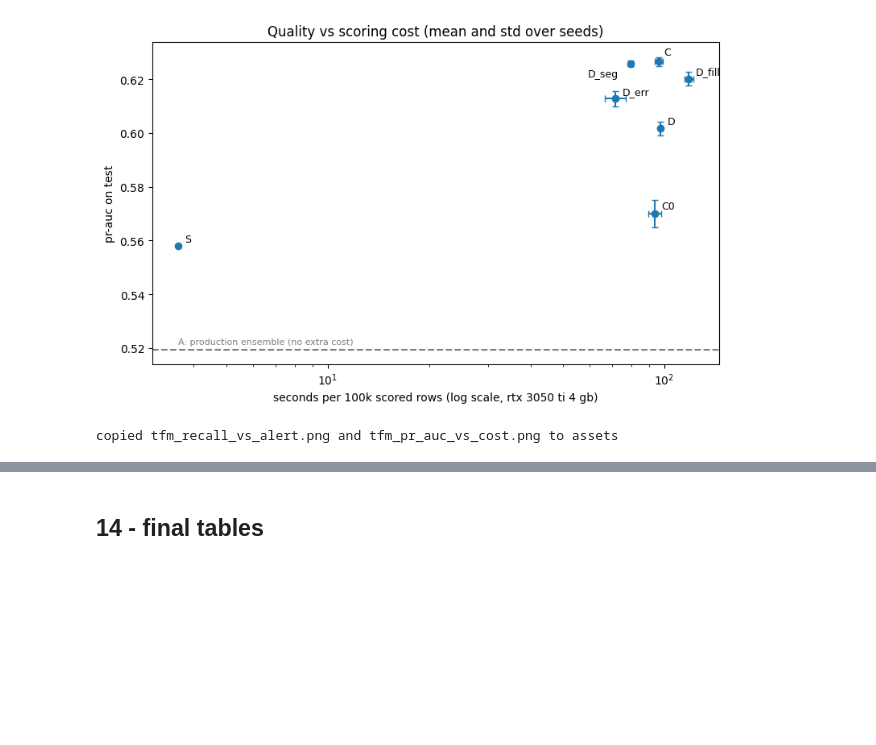
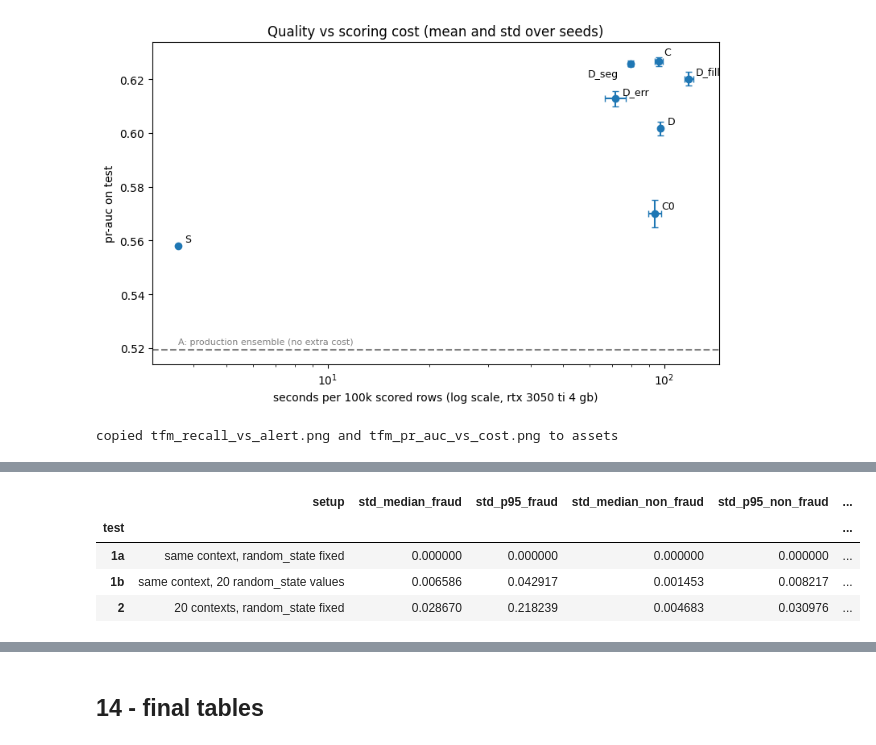
Before and after one commit to TimFlocke/fraud_model, a Jupyter notebook: notebooks/14_tfm_context.ipynb, the cells around one changed output, grey strips where cells are left out. Cells and saved outputs as stored; diff of their text form; code cells hidden in the pictures; blank space fills up the shorter version.

```diff
--- a/notebooks/14_tfm_context.ipynb
+++ b/notebooks/14_tfm_context.ipynb
@@ -682,0 +758,30 @@ copied tfm_recall_vs_alert.png and tfm_pr_auc_vs_cost.png to assets
+# %%
+from scipy.stats import spearmanr
+
+stab_labels = {'1a': 'same context, random_state fixed', '1b': 'same context, 20 random_state values',
+               '2': '20 contexts, random_state fixed'}
+groups = {'fraud': stab_y == 1, 'non_fraud': stab_y == 0, 'near_cutoff': stab_near, 'not_near': ~stab_near}
+stab_rows_out = []
+for test, s in stab_scores.items():
+    sd = s.std(axis=0)
+    rho = np.atleast_2d(spearmanr(s, axis=1).statistic)
+    pairs = rho[np.triu_indices(len(s), 1)]
+    declined = s >= c_cutoff
+    flipped = declined.any(axis=0) & ~declined.all(axis=0)
+    row = {'test': test, 'setup': stab_labels[test]}
+    for g, m in groups.items():
+        row[f'std_median_{g}'] = np.median(sd[m])
+        row[f'std_p95_{g}'] = np.quantile(sd[m], 0.95)
+    row.update(spearman_mean=pairs.mean(), spearman_min=pairs.min(), flip_rate=flipped.mean(),
+               flips=int(flipped.sum()), flips_near_cutoff=int(flipped[stab_near].sum()))
+    stab_rows_out.append(row)
+stability = pd.DataFrame(stab_rows_out).set_index('test')
+pd.set_option('display.float_format', '{:.6f}'.format)
+display(stability)
+pd.reset_option('display.float_format')
+# %% [output]
+|  | setup | std_median_fraud | std_p95_fraud | std_median_non_fraud | std_p95_non_fraud | ... |
+| test |  |  |  |  |  | ... |
+| 1a | same context, random_state fixed | 0.000000 | 0.000000 | 0.000000 | 0.000000 | ... |
+| 1b | same context, 20 random_state values | 0.006586 | 0.042917 | 0.001453 | 0.008217 | ... |
+| 2 | 20 contexts, random_state fixed | 0.028670 | 0.218239 | 0.004683 | 0.030976 | ... |
```
Also changed, not shown: parts of 9 cells of this notebook, 2 other files.
